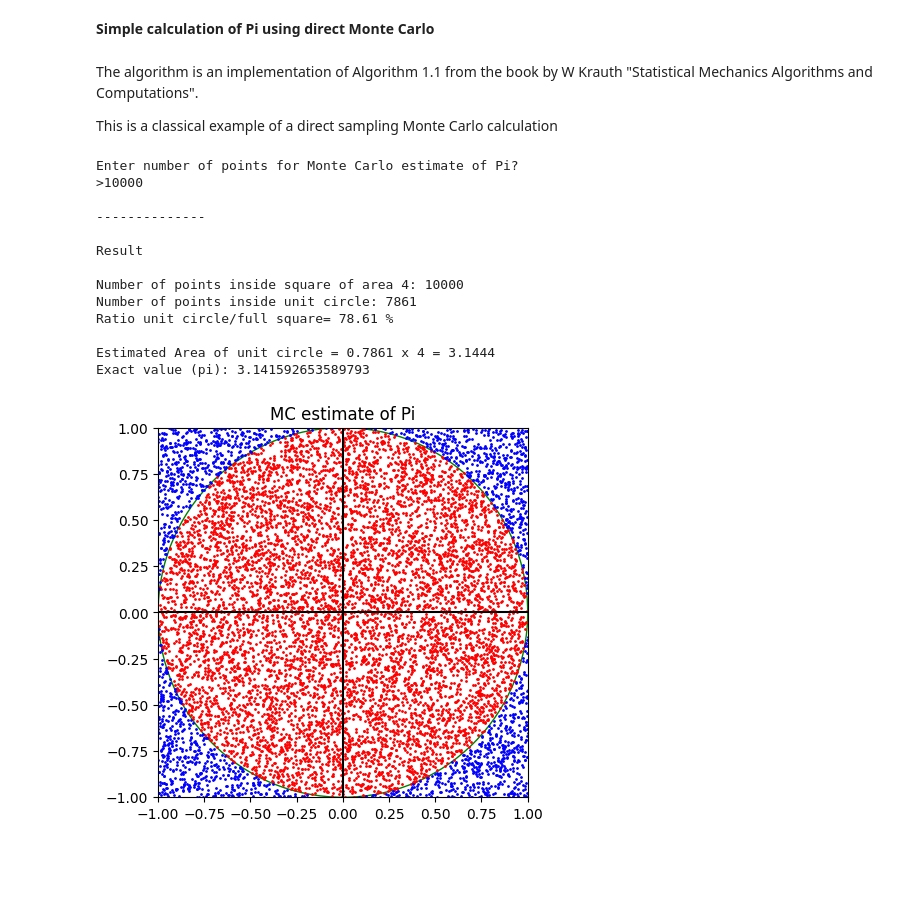
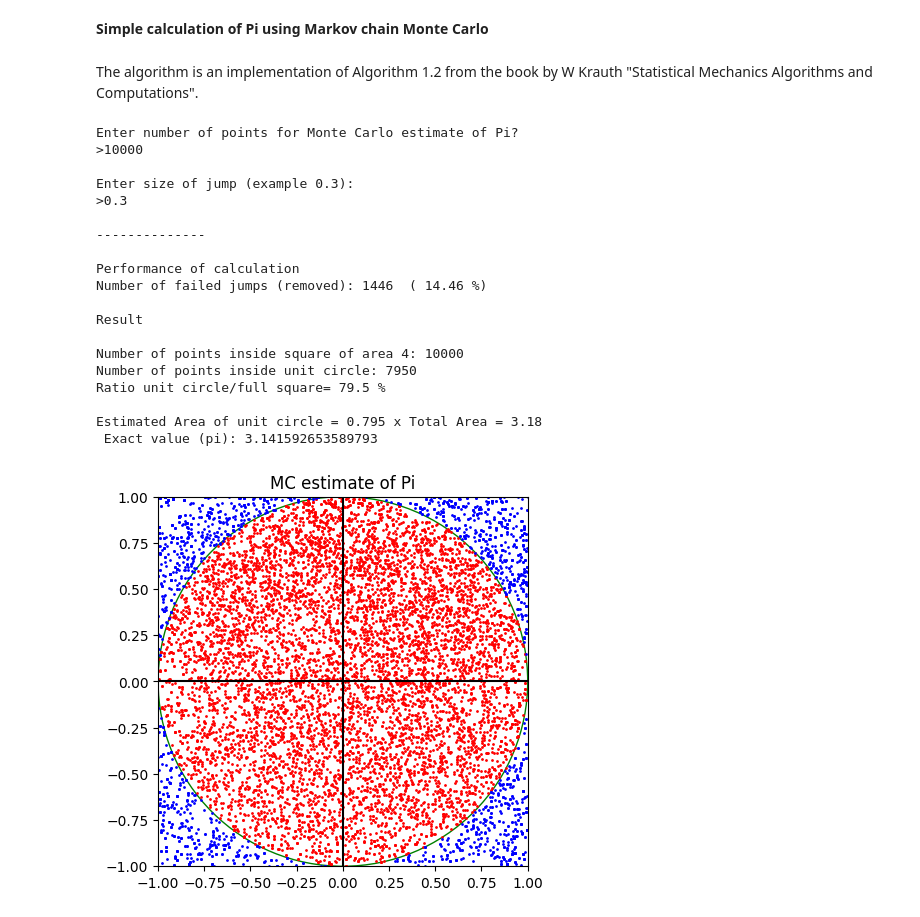
Before and after one commit to jfaraudo/MonteCarlo-example, a Jupyter notebook: Markov_chain_pi.ipynb, the cells around one changed output. Drawn from its saved outputs; the diff is of its cells as text; code cells hidden in the pictures; blank space fills up the shorter version.

```diff
--- a/Markov_chain_pi.ipynb
+++ b/Markov_chain_pi.ipynb
@@ -1,11 +1,9 @@
 # %% [markdown]
 <a href="https://colab.research.google.com/github/jfaraudo/MonteCarlo-example/blob/master/Markov_chain_pi.ipynb" target="_parent"><img src="https://colab.research.google.com/assets/colab-badge.svg" alt="Open In Colab"/></a>
 # %% [markdown]
-**Simple calculation of Pi using direct Monte Carlo**
+**Simple calculation of Pi using Markov chain Monte Carlo**
 # %% [markdown]
-The algorithm is an implementation of Algorithm 1.1 from the book by W Krauth "Statistical Mechanics Algorithms and Computations".
-
-This is a classical example of a direct sampling Monte Carlo calculation
+The algorithm is an implementation of Algorithm 1.2 from the book by W Krauth "Statistical Mechanics Algorithms and Computations".
 # %%
 # Here we import the mathematical library and the plots library
 import numpy as np
@@ -14,9 +12,13 @@ import matplotlib.pyplot as plt
 # input total number of random points
 total_random_points = int(input("\nEnter number of points for Monte Carlo estimate of Pi?\n>"))
 
+# input total number of random points
+delta = float(input("\nEnter size of jump (example 0.3): \n>"))
+
 # Init counter of number of points inside unit circle and inside unit square
 inside_circle = 0
 inside_square = 0
+outside = 0
 
 #Create list to save x,y of points inside circle to be shown in the graph
 xc = []
@@ -35,12 +37,20 @@ y=1.0
 
 while (inside_square<total_random_points):
 
-    #generate a random point
-    x = np.random.uniform(-1.0, 1.0)
-    y = np.random.uniform(-1.0, 1.0)
+    #generate a random jump
+    del_x = np.random.uniform(-delta, delta)
+    del_y = np.random.uniform(-delta, delta)
 
-    #Update number of points inside square
+    #check new positions and if they are outside the square make zero jump
+    if abs(x+del_x) > 1.0 or abs(y+del_y) > 1.0:
+        outside = outside +1
+        del_x = 0.0
+        del_y = 0.0
+
+    #Update number of points inside square and update the new starting position
     inside_square = inside_square +1
+    x = x + del_x
+    y = y + del_y
 
     #check whether it is inside circle (count and save for representation)
     if x**2 + y**2 <= 1.0:
@@ -63,12 +73,14 @@ pi_approx = 4.0*circle_ratio
 
 # Print output
 print('\n--------------')
+print('\nPerformance of calculation')
+print('Number of failed jumps (removed):',outside,' (',100*outside/inside_square,'%)')
 print('\nResult')
 print('\nNumber of points inside square of area 4:', inside_square)
 print('Number of points inside unit circle:',inside_circle,)
-print('Ratio unit circle/full square=',circle_ratio*100,'% \n')
-print('Estimated Area of unit circle =',circle_ratio,'x 4 =', pi_approx)
-print('Exact value (pi):', np.pi)
+print('Ratio unit circle/full square=',circle_ratio*100,'%')
+print('\nEstimated Area of unit circle =',circle_ratio,'x Total Area =', pi_approx)
+print(' Exact value (pi):', np.pi)
 
 #Plot
 
@@ -77,35 +89,41 @@ plt.plot(xc,yc,'ro',markersize=1.0)
 plt.plot(xs,ys,'bo',markersize=1.0)
 plt.title('MC estimate of Pi')
 
 #Create axis with equal aspect ratio in both axis
 ax = plt.gca()
 ax.set_aspect('equal', 'box')
 
 #Set axis limits
 ax.set_xlim((-1, 1))
 ax.set_ylim((-1, 1))
 
 #Add a circle
 circle_plot = plt.Circle( ( 0, 0 ), 1, color='green', linewidth=1.0, fill=False)
 ax.add_artist(circle_plot)
 
 #add black lines to show the different quadrants
 plt.axhline(0, color='black')
 plt.axvline(0, color='black')
 #Show plot in screen
 plt.show()
 # %% [output]
 Enter number of points for Monte Carlo estimate of Pi?
 >10000
 
+Enter size of jump (example 0.3):
+>0.3
+
 --------------
+
+Performance of calculation
+Number of failed jumps (removed): 1446  ( 14.46 %)
 
 Result
 
 Number of points inside square of area 4: 10000
-Number of points inside unit circle: 7861
-Ratio unit circle/full square= 78.61 %
+Number of points inside unit circle: 7950
+Ratio unit circle/full square= 79.5 %
 
-Estimated Area of unit circle = 0.7861 x 4 = 3.1444
-Exact value (pi): 3.141592653589793
+Estimated Area of unit circle = 0.795 x Total Area = 3.18
+ Exact value (pi): 3.141592653589793
-[figure, old version]
+[figure, new version]
```
